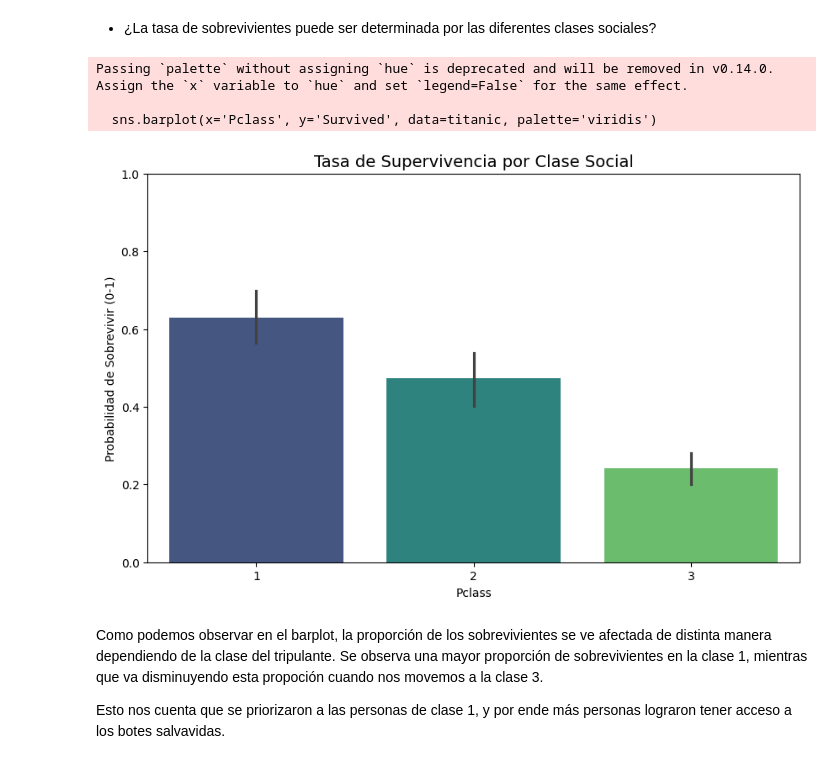
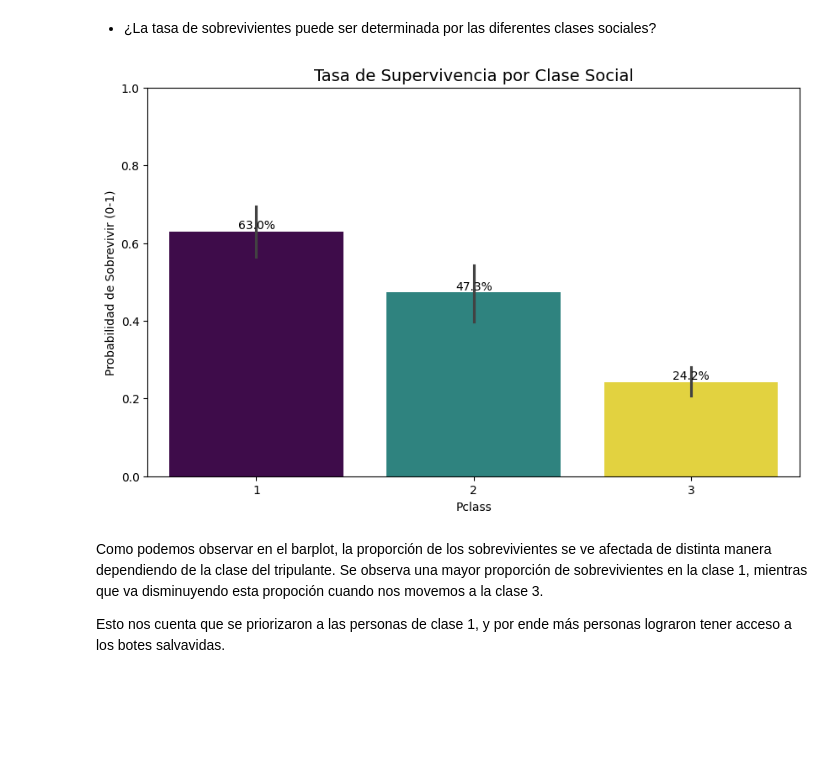
Before and after one commit to hugo-meza/TC2004B-Hugo, a Jupyter notebook: notebooks/Explorando_Titanic.ipynb, the cells around one changed output. Drawn from its saved outputs; the diff is of its cells as text; code cells hidden in the pictures; blank space fills up the shorter version.

```diff
--- a/notebooks/Explorando_Titanic.ipynb
+++ b/notebooks/Explorando_Titanic.ipynb
@@ -96,7 +93,7 @@ La proporción de las clases nos ayuda a formular la hipótesis que el viaje rea
 # %%
 plt.figure(figsize=(8, 6))
 # countplot cuenta automáticamente las frecuencias
-ax = sns.countplot(data=titanic, x='Sex', palette='pastel', order=['male', 'female'])
+ax = sns.countplot(data=titanic, x='Sex', hue='Sex', palette='pastel', order=['male', 'female'], legend=False)
 
 # Añadir el número exacto sobre las barras
 for p in ax.patches:
@@ -125,7 +119,7 @@ Podemos considerar que la proporción mayor de hombres se debe a la gran presenc
 plt.figure(figsize=(8, 6))
 
 # Palette 'Set1' usa  Rojo y Azul
-ax = sns.countplot(x='Survived', data=titanic, palette='Set1')
+ax = sns.countplot(x='Survived', data=titanic, hue='Survived', palette='Set1', legend=False)
 
 # Etiquetas para mejor comprensión (0 -> No, 1 -> Si)
 plt.xticks([0, 1], ['No Sobrevivió (0)', 'Sobrevivió (1)'])
@@ -173,16 +161,21 @@ Además, podemos observar que en las clases 2 y 3 se presenta mayor cantidad de
 *   ¿La tasa de sobrevivientes puede ser determinada por las diferentes clases sociales?
 # %%
 plt.figure(figsize=(10, 6))
-sns.barplot(x='Pclass', y='Survived', data=titanic, palette='viridis')
+ax = sns.barplot(x='Pclass', y='Survived', data=titanic, hue='Pclass', palette='viridis', legend=False)
 plt.title('Tasa de Supervivencia por Clase Social', fontsize=14)
 plt.ylabel('Probabilidad de Sobrevivir (0-1)')
 plt.ylim(0, 1)
+
+# Añadir porcentajes en las barras
+for p in ax.patches:
+    percentage = '{:.1f}%'.format(100 * p.get_height())
+    x = p.get_x() + p.get_width() / 2
+    y = p.get_height()
+    ax.annotate(percentage, (x, y), ha='center', va='bottom', fontsize=10, color='black')
+
 plt.show()
 # %% [output]
-Passing `palette` without assigning `hue` is deprecated and will be removed in v0.14.0. Assign the `x` variable to `hue` and set `legend=False` for the same effect.
-
-  sns.barplot(x='Pclass', y='Survived', data=titanic, palette='viridis')
-[figure, old version]
+[figure, new version]
 # %% [markdown]
 Como podemos observar en el barplot, la proporción de los sobrevivientes se ve afectada de distinta manera dependiendo de la clase del tripulante. Se observa una mayor proporción de sobrevivientes en la clase 1, mientras que va disminuyendo esta propoción cuando nos movemos a la clase 3.
 
```
Also changed, not shown: parts of 6 cells of this notebook.
